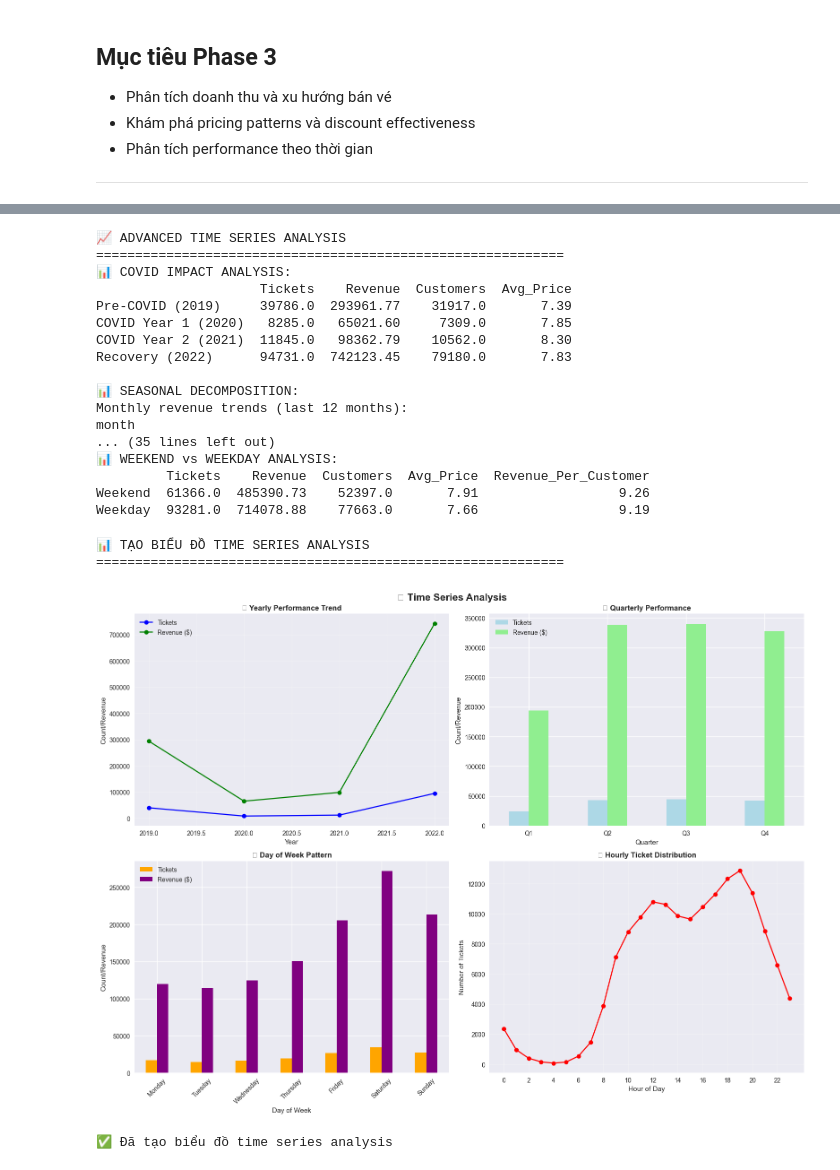
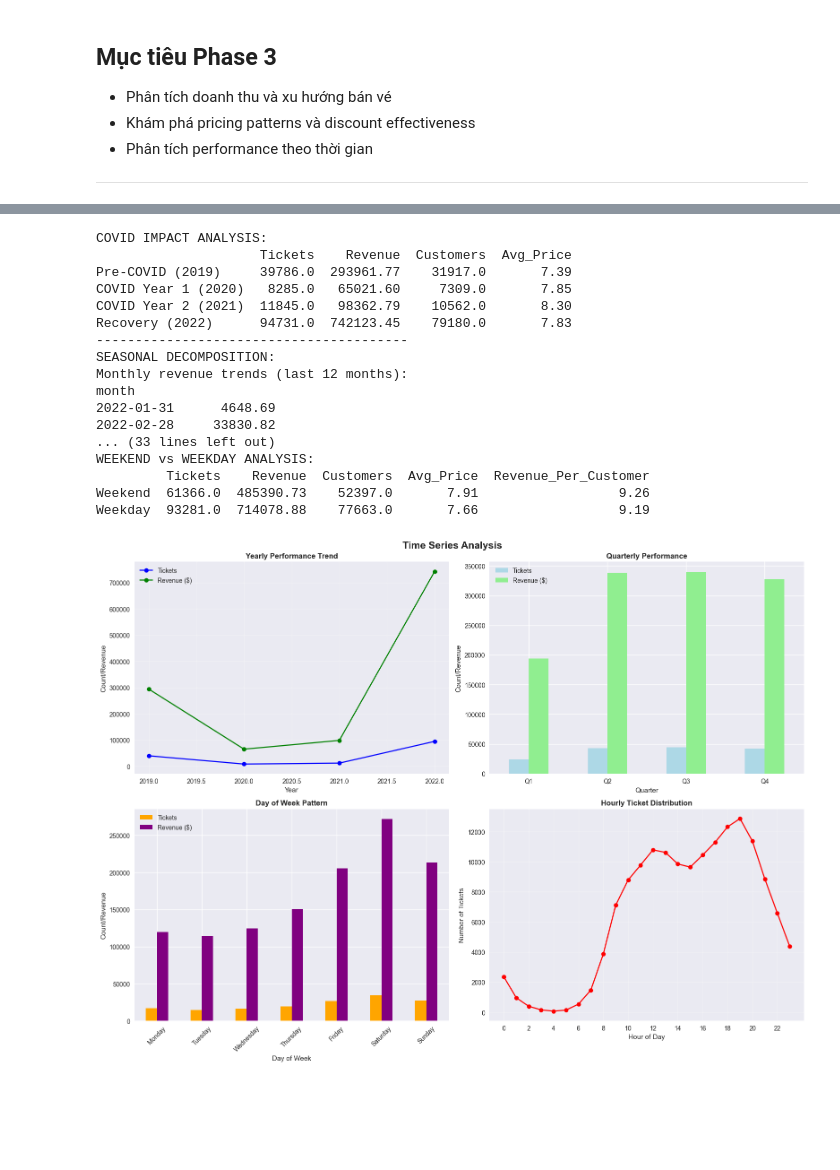
Before and after one commit to LeVanDuy26/Movie-Ticket-Company, a Jupyter notebook: notebooks/02_eda.ipynb, the cells around one changed output, grey strips where cells are left out. Saved outputs shown, nothing was run; the diff lists cells and outputs as text; code cells hidden in the pictures; blank space fills up the shorter version.

```diff
--- a/notebooks/02_eda.ipynb
+++ b/notebooks/02_eda.ipynb
@@ -1190,11 +1244,9 @@ Top 10 months by revenue:
 15       9642   74709.95              7.75
 # %%
 # Advanced Time Series Analysis
-print("📈 ADVANCED TIME SERIES ANALYSIS")
-print("="*60)
 
 # 1. COVID Impact Analysis
-print("📊 COVID IMPACT ANALYSIS:")
+print("COVID IMPACT ANALYSIS:")
 covid_periods = {
     'Pre-COVID (2019)': df_ticket[df_ticket['year'] == 2019],
     'COVID Year 1 (2020)': df_ticket[df_ticket['year'] == 2020],
@@ -1214,9 +1266,10 @@ for period, data in covid_periods.items():
 
 covid_df = pd.DataFrame(covid_analysis).T.round(2)
 print(covid_df)
+print('-'*40)
 
 # 2. Seasonal Decomposition
-print(f"\n📊 SEASONAL DECOMPOSITION:")
+print(f"SEASONAL DECOMPOSITION:")
 # Tạo monthly time series
 monthly_ts = df_ticket.groupby('month')['final_price'].sum()
 monthly_ts.index = pd.to_datetime(monthly_ts.index.astype(str))
@@ -1225,9 +1278,10 @@ monthly_ts.index = pd.to_datetime(monthly_ts.index.astype(str))
 monthly_ts_resample = monthly_ts.resample('M').sum()
 print("Monthly revenue trends (last 12 months):")
 print(monthly_ts_resample.tail(12).round(2))
+print('-'*40)
 
 # 3. Day of Week Patterns
-print(f"\n📊 DAY OF WEEK PATTERNS:")
+print(f"DAY OF WEEK PATTERNS:")
 dow_order = ['Monday', 'Tuesday', 'Wednesday', 'Thursday', 'Friday', 'Saturday', 'Sunday']
 dow_analysis = df_ticket.groupby('day_of_week').agg({
     'ticket_id': 'count',
@@ -1239,9 +1293,10 @@ dow_analysis = dow_analysis.reindex(dow_order)
 dow_analysis['Avg_Ticket_Price'] = (dow_analysis['Revenue'] / dow_analysis['Tickets']).round(2)
 dow_analysis['Revenue_Per_Customer'] = (dow_analysis['Revenue'] / dow_analysis['Customers']).round(2)
 print(dow_analysis)
+print('-'*40)
 
 # 4. Weekend vs Weekday Analysis
-print(f"\n📊 WEEKEND vs WEEKDAY ANALYSIS:")
+print(f"WEEKEND vs WEEKDAY ANALYSIS:")
 weekend_days = ['Saturday', 'Sunday']
 weekday_days = ['Monday', 'Tuesday', 'Wednesday', 'Thursday', 'Friday']
 
@@ -1266,75 +1321,68 @@ weekend_weekday = pd.DataFrame({
 }).T.round(2)
 print(weekend_weekday)
 # %% [output]
-📈 ADVANCED TIME SERIES ANALYSIS
-============================================================
-📊 COVID IMPACT ANALYSIS:
+COVID IMPACT ANALYSIS:
                      Tickets    Revenue  Customers  Avg_Price
 Pre-COVID (2019)     39786.0  293961.77    31917.0       7.39
 COVID Year 1 (2020)   8285.0   65021.60     7309.0       7.85
 COVID Year 2 (2021)  11845.0   98362.79    10562.0       8.30
 Recovery (2022)      94731.0  742123.45    79180.0       7.83
-
-📊 SEASONAL DECOMPOSITION:
+----------------------------------------
+SEASONAL DECOMPOSITION:
 Monthly revenue trends (last 12 months):
 month
-... (35 lines left out)
-📊 WEEKEND vs WEEKDAY ANALYSIS:
+2022-01-31      4648.69
+2022-02-28     33830.82
+... (33 lines left out)
+WEEKEND vs WEEKDAY ANALYSIS:
          Tickets    Revenue  Customers  Avg_Price  Revenue_Per_Customer
 Weekend  61366.0  485390.73    52397.0       7.91                  9.26
 Weekday  93281.0  714078.88    77663.0       7.66                  9.19
 # %%
 # Time Series Visualization
-print("📊 TẠO BIỂU ĐỒ TIME SERIES ANALYSIS")
-print("="*60)
 
 # Tạo subplot cho time series analysis
 fig, axes = plt.subplots(2, 2, figsize=(16, 12))
-fig.suptitle('📅 Time Series Analysis', fontsize=16, fontweight='bold')
+fig.suptitle('Time Series Analysis', fontsize=16, fontweight='bold')
 
 # 1. Yearly Performance Trend
 yearly_plot = yearly_performance[['Tickets', 'Revenue']]
 yearly_plot.plot(kind='line', ax=axes[0, 0], marker='o', color=['blue', 'green'])
-axes[0, 0].set_title('📈 Yearly Performance Trend', fontweight='bold')
+axes[0, 0].set_title('Yearly Performance Trend', fontweight='bold')
 axes[0, 0].set_xlabel('Year')
 axes[0, 0].set_ylabel('Count/Revenue')
 axes[0, 0].legend(['Tickets', 'Revenue ($)'])
 axes[0, 0].grid(True, alpha=0.3)
 
 # 2. Quarterly Performance
 quarterly_plot = quarterly_performance[['Tickets', 'Revenue']]
 quarterly_plot.plot(kind='bar', ax=axes[0, 1], color=['lightblue', 'lightgreen'])
-axes[0, 1].set_title('📊 Quarterly Performance', fontweight='bold')
+axes[0, 1].set_title('Quarterly Performance', fontweight='bold')
 axes[0, 1].set_xlabel('Quarter')
 axes[0, 1].set_ylabel('Count/Revenue')
 axes[0, 1].legend(['Tickets', 'Revenue ($)'])
 axes[0, 1].tick_params(axis='x', rotation=0)
 
 # 3. Day of Week Pattern
 dow_plot = dow_analysis[['Tickets', 'Revenue']]
 dow_plot.plot(kind='bar', ax=axes[1, 0], color=['orange', 'purple'])
-axes[1, 0].set_title('📅 Day of Week Pattern', fontweight='bold')
+axes[1, 0].set_title('Day of Week Pattern', fontweight='bold')
 axes[1, 0].set_xlabel('Day of Week')
 axes[1, 0].set_ylabel('Count/Revenue')
 axes[1, 0].legend(['Tickets', 'Revenue ($)'])
 axes[1, 0].tick_params(axis='x', rotation=45)
 
 # 4. Hourly Distribution
 hourly_plot = hourly_performance['Tickets']
 hourly_plot.plot(kind='line', ax=axes[1, 1], marker='o', color='red')
-axes[1, 1].set_title('🕐 Hourly Ticket Distribution', fontweight='bold')
+axes[1, 1].set_title('Hourly Ticket Distribution', fontweight='bold')
 axes[1, 1].set_xlabel('Hour of Day')
 axes[1, 1].set_ylabel('Number of Tickets')
 axes[1, 1].grid(True, alpha=0.3)
 axes[1, 1].set_xticks(range(0, 24, 2))
 
 plt.tight_layout()
 plt.show()
-
-print("✅ Đã tạo biểu đồ time series analysis")
 # %% [output]
-📊 TẠO BIỂU ĐỒ TIME SERIES ANALYSIS
-============================================================
-[figure, old version]
+[figure, new version]
-✅ Đã tạo biểu đồ time series analysis
 # %% [markdown]
```
Also changed, not shown: parts of 25 cells of this notebook, 9 other files.
